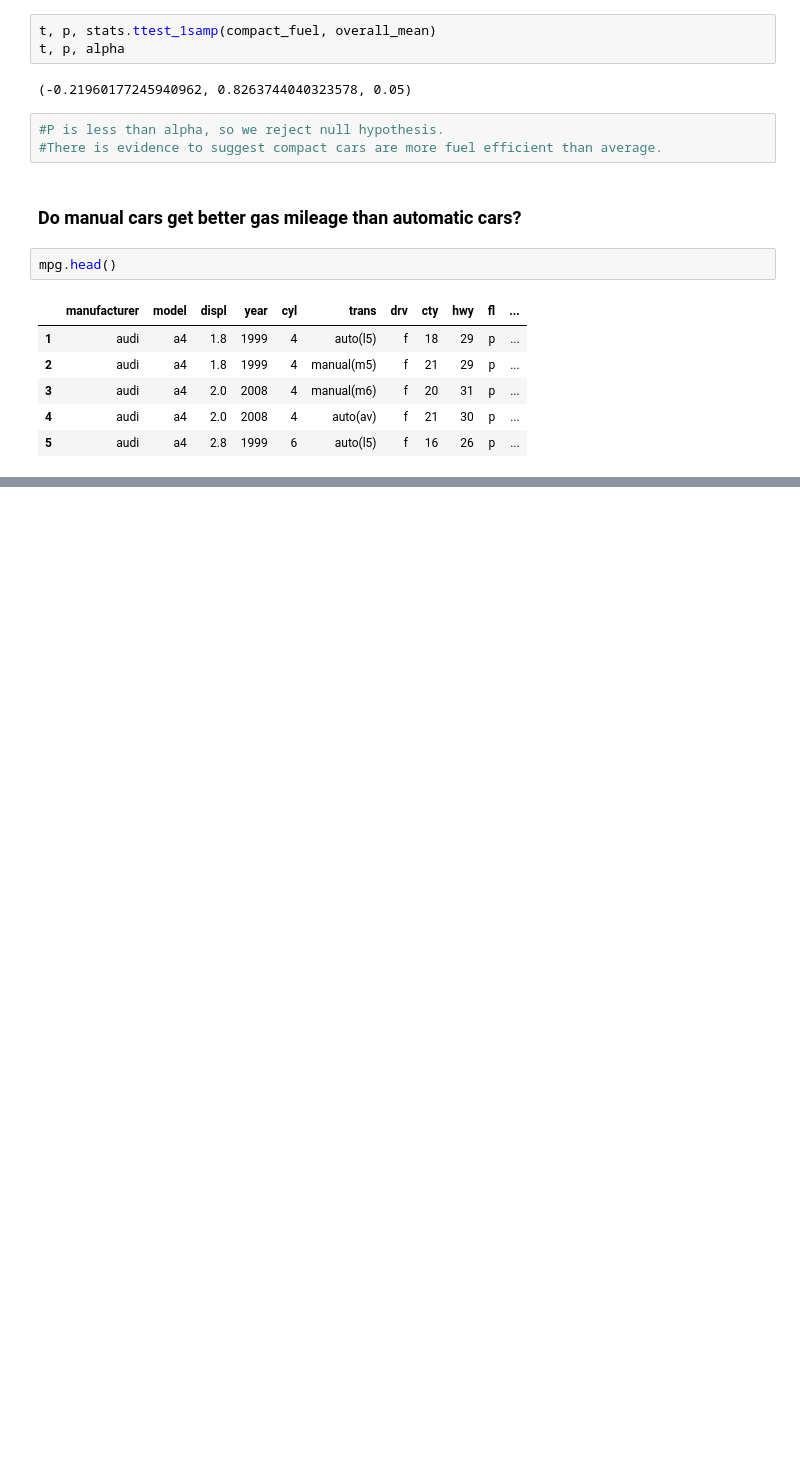
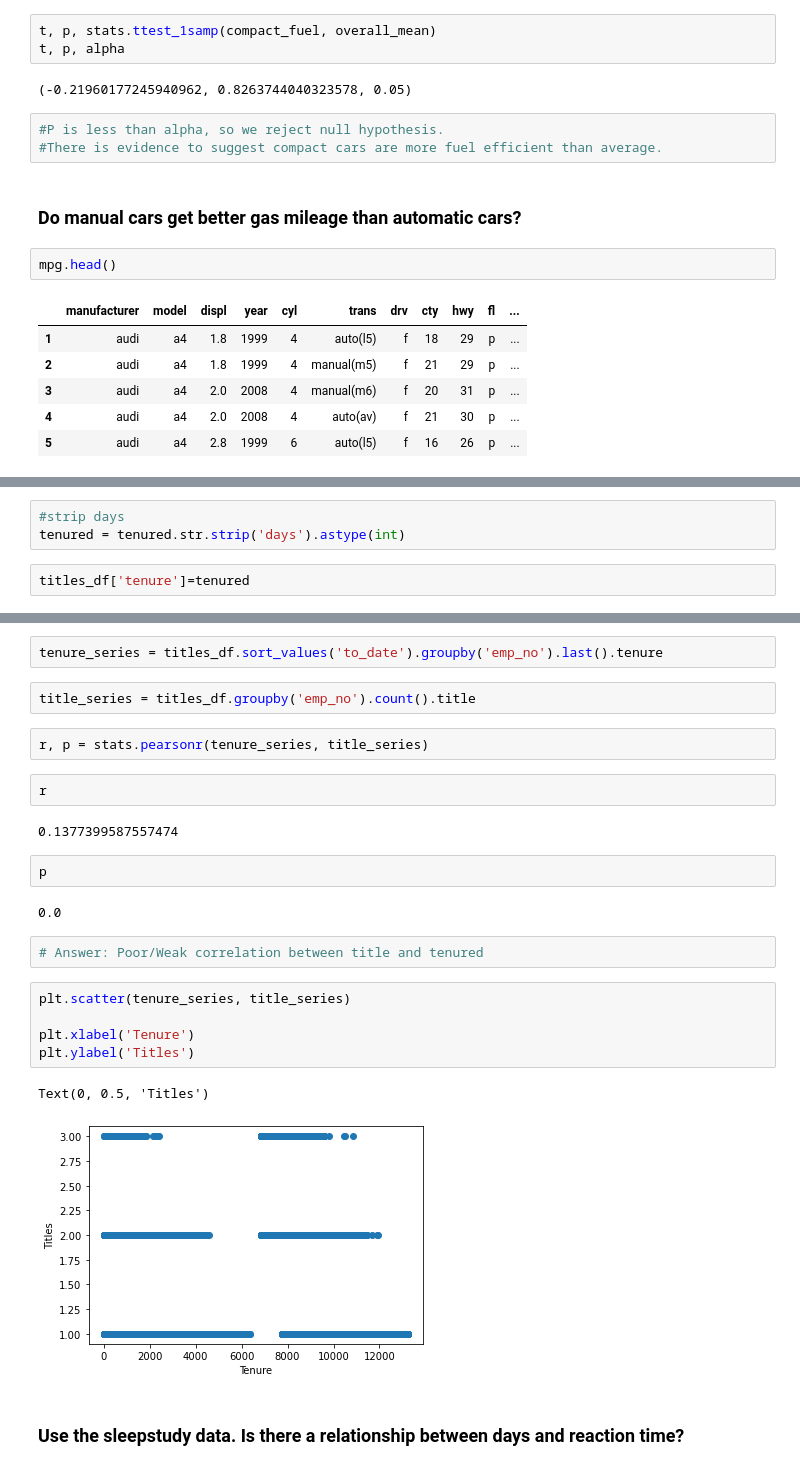
Before and after one commit to lupeluna/statistics-exercises, a Jupyter notebook: hypothesis_testing.ipynb, the cells around one changed output, grey strips where cells are left out. Cells and saved outputs as stored; diff of their text form; blank space fills up the shorter version.

```diff
--- a/hypothesis_testing.ipynb
+++ b/hypothesis_testing.ipynb
@@ -308,0 +586,5 @@ mpg.head()
+# %%
+#strip days
+tenured = tenured.str.strip('days').astype(int)
+# %%
+titles_df['tenure']=tenured
@@ -308,0 +600,26 @@ mpg.head()
+# %%
+tenure_series = titles_df.sort_values('to_date').groupby('emp_no').last().tenure
+# %%
+title_series = titles_df.groupby('emp_no').count().title
+# %%
+r, p = stats.pearsonr(tenure_series, title_series)
+# %%
+r
+# %% [output]
+0.1377399587557474
+# %%
+p
+# %% [output]
+0.0
+# %%
+# Answer: Poor/Weak correlation between title and tenured
+# %%
+plt.scatter(tenure_series, title_series)
+
+plt.xlabel('Tenure')
+plt.ylabel('Titles')
+# %% [output]
+Text(0, 0.5, 'Titles')
+[figure, added]
+# %% [markdown]
+### Use the sleepstudy data. Is there a relationship between days and reaction time?
```
Also changed, not shown: parts of 102 cells of this notebook.
